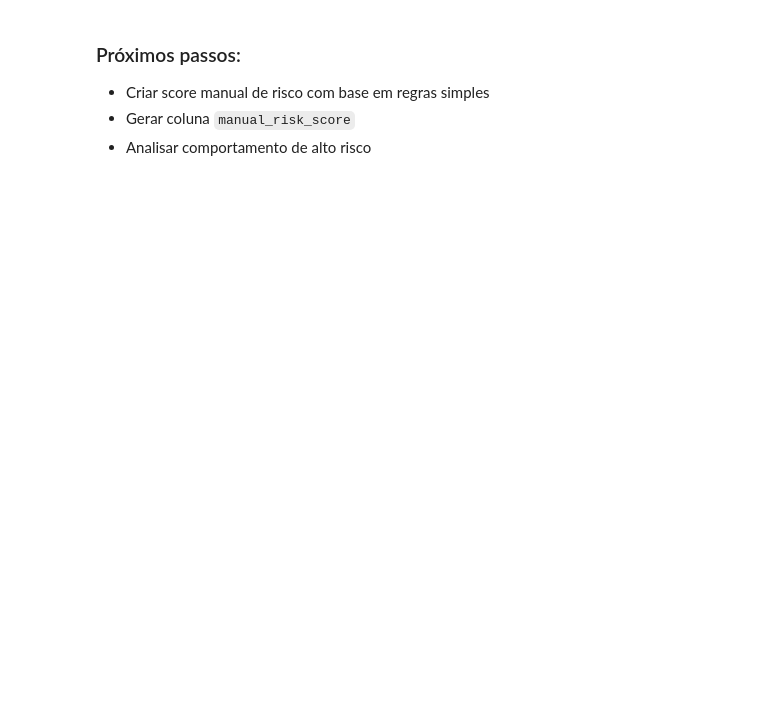
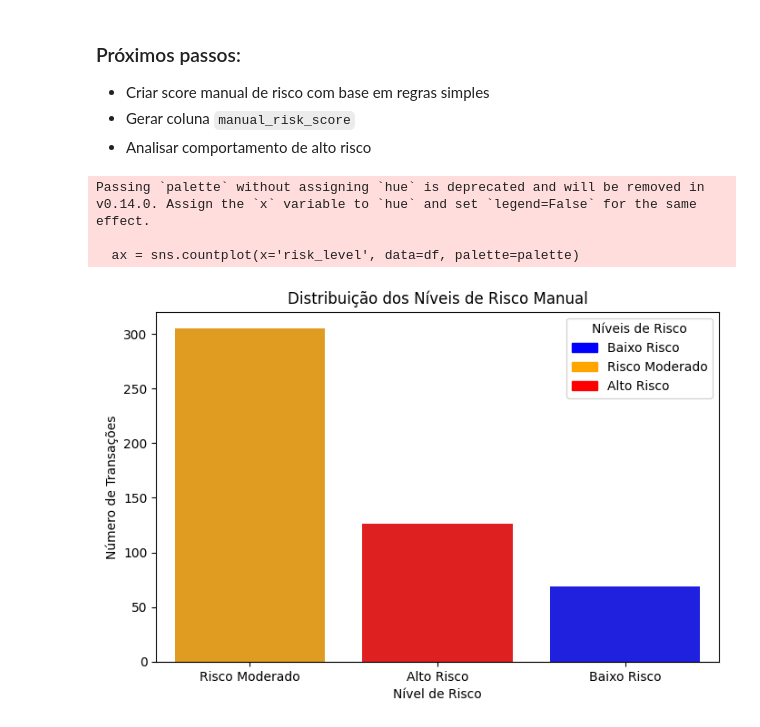
Before and after one commit to a-bucci/AML---Fraud---AI---Portfolio, a Jupyter notebook: 1_fiat_analysis/exploration_amanda.ipynb, the cells around one changed output. Saved outputs shown, nothing was run; the diff lists cells and outputs as text; code cells hidden in the pictures; blank space fills up the shorter version.

```diff
--- a/1_fiat_analysis/exploration_amanda.ipynb
+++ b/1_fiat_analysis/exploration_amanda.ipynb
@@ -63,3 +65,44 @@ plt.show()
 - Criar score manual de risco com base em regras simples
 - Gerar coluna `manual_risk_score`
 - Analisar comportamento de alto risco
+# %%
+import matplotlib.pyplot as plt
+import seaborn as sns
+import matplotlib.patches as mpatches
+import pandas as pd
+import numpy as np
+
+# Criar uma nova coluna para categorizar o risco manual em níveis
+def categorize_risk(score):
+    if score == 0:
+        return 'Baixo Risco'
+    elif 1 <= score <= 2:
+        return 'Risco Moderado'
+    else:
+        return 'Alto Risco'
+
+df['risk_level'] = df['manual_risk_score'].apply(categorize_risk)
+
+# Definir cores para cada nível
+palette = {
+    'Baixo Risco': 'blue',
+    'Risco Moderado': 'orange',
+    'Alto Risco': 'red'
+}
+
+plt.figure(figsize=(8, 5))
+ax = sns.countplot(x='risk_level', data=df, palette=palette)
+plt.title('Distribuição dos Níveis de Risco Manual')
+plt.xlabel('Nível de Risco')
+plt.ylabel('Número de Transações')
+
+# Criar legenda automática com as cores usadas
+handles = [mpatches.Patch(color=color, label=label) for label, color in palette.items()]
+plt.legend(handles=handles, title='Níveis de Risco')
+
+plt.show()
+# %% [output]
+Passing `palette` without assigning `hue` is deprecated and will be removed in v0.14.0. Assign the `x` variable to `hue` and set `legend=False` for the same effect.
+
+  ax = sns.countplot(x='risk_level', data=df, palette=palette)
+[figure, added]
```
Also changed, not shown: parts of 5 cells of this notebook.
